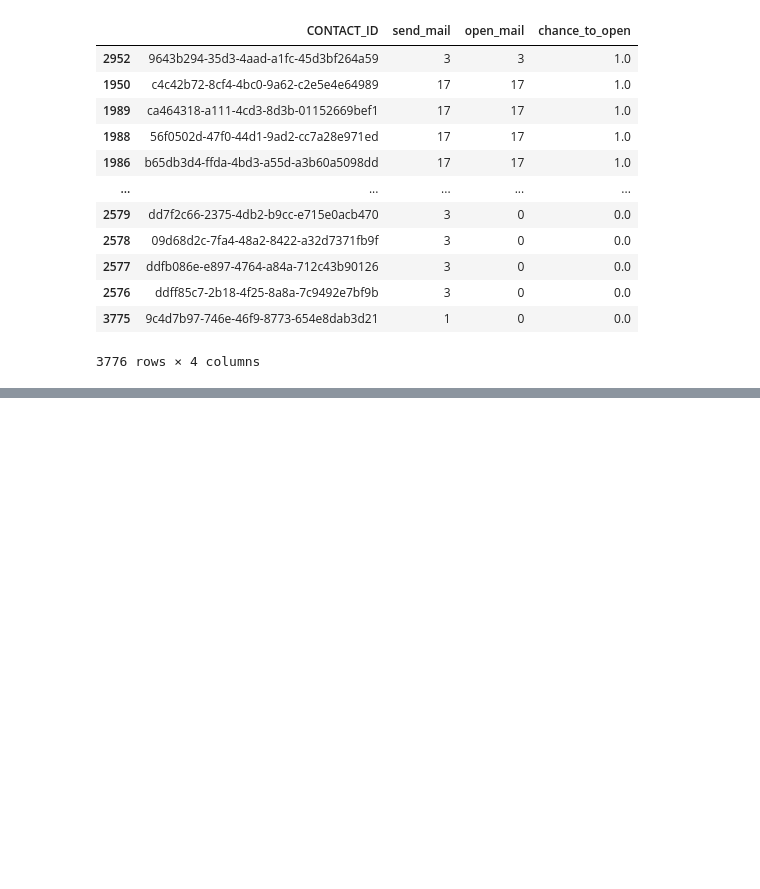
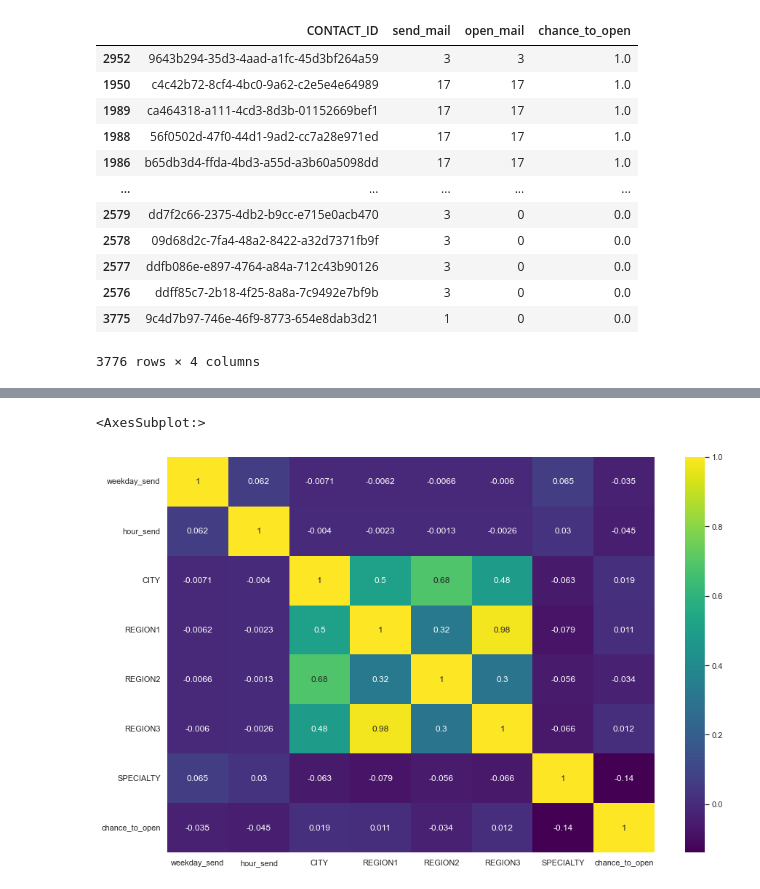
Before and after one commit to IvanovNA01/test_task_junior, a Jupyter notebook: test_to_jun1.ipynb, the cells around one changed output, grey strips where cells are left out. Saved outputs shown, nothing was run; the diff lists cells and outputs as text; code cells hidden in the pictures; blank space fills up the shorter version.

```diff
--- a/test_to_jun1.ipynb
+++ b/test_to_jun1.ipynb
@@ -570,0 +579,5 @@ features_df
+# %%
+sns.heatmap(features_df.corr(),  cmap = 'viridis',annot = True)
+# %% [output]
+<AxesSubplot:>
+[figure, added]
```
Also changed, not shown: parts of 4 cells of this notebook.
